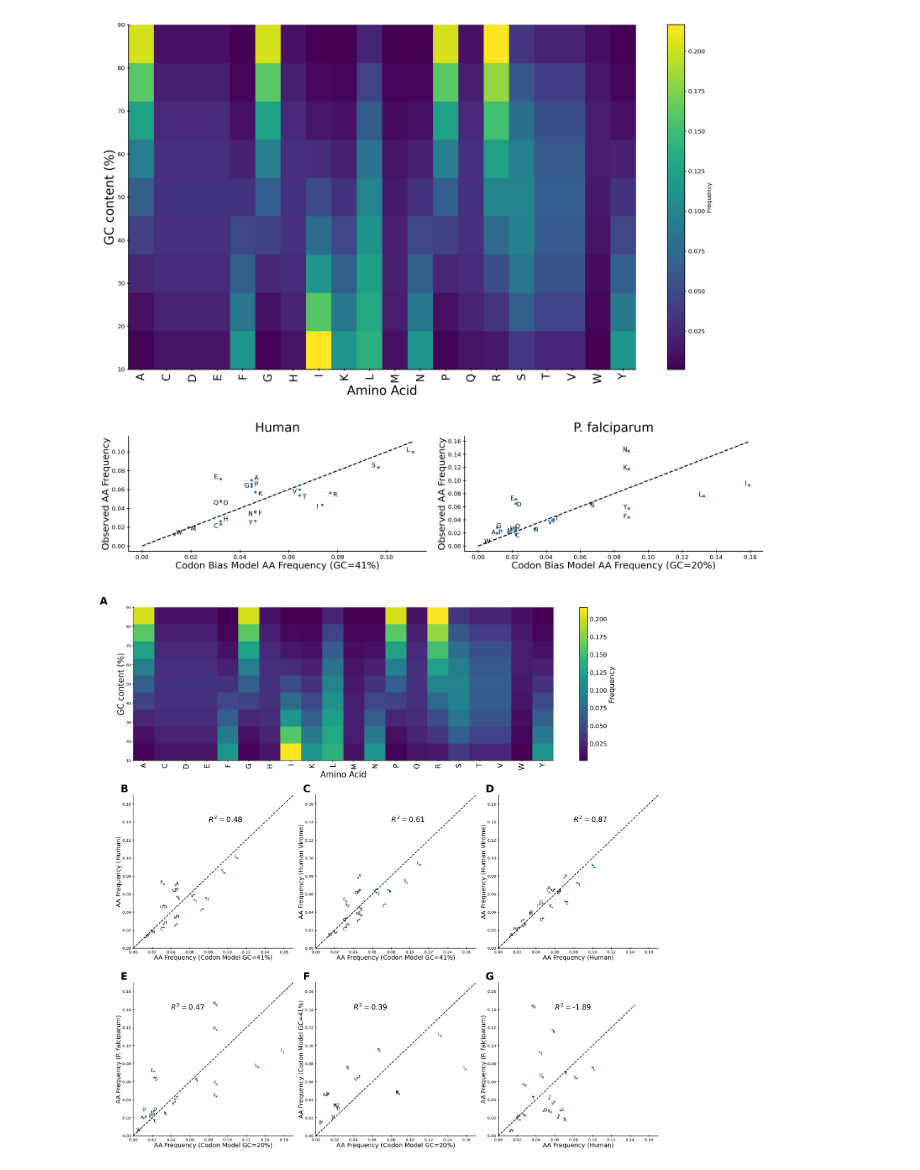
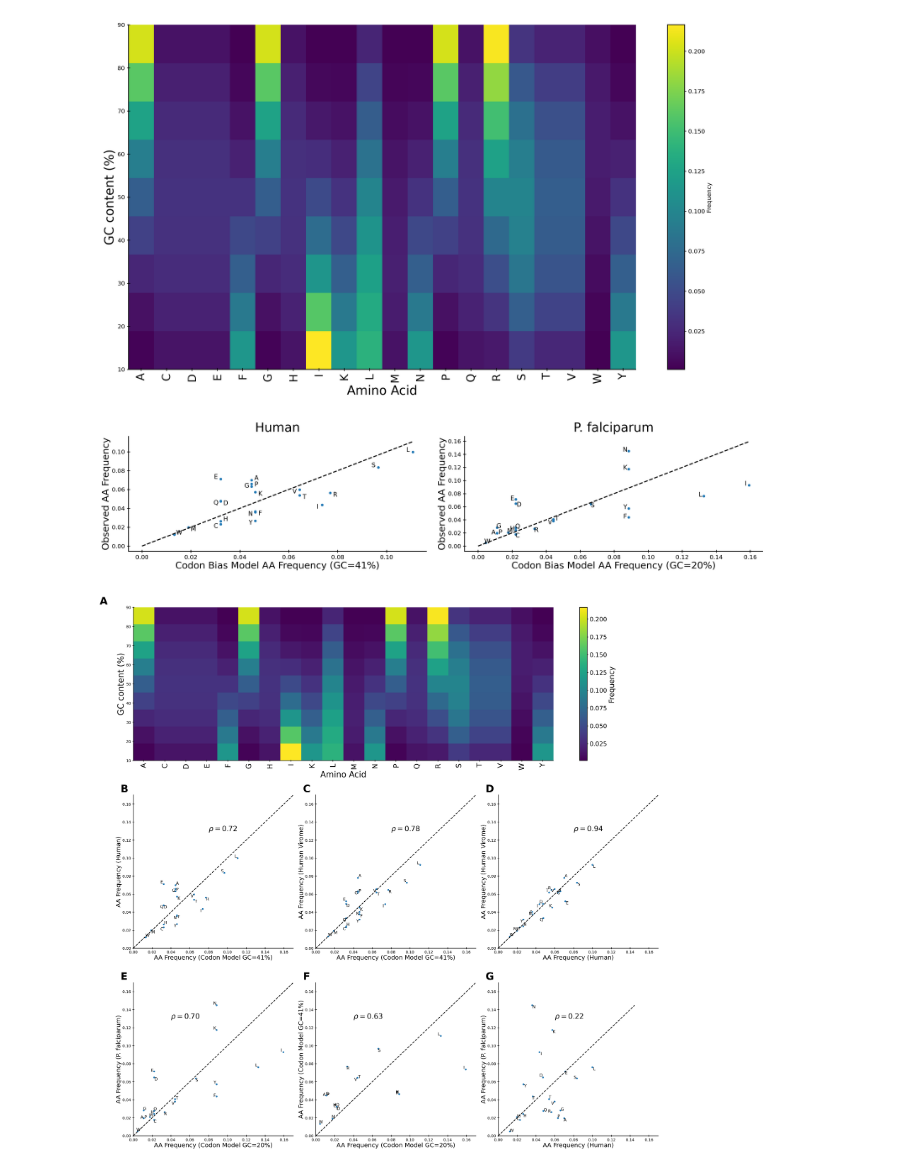
Before and after one commit to jonlevi/self_not_self, a Jupyter notebook: notebooks/figure_s1_s6.ipynb, the cells around one changed output. Saved outputs shown, nothing was run; the diff lists cells and outputs as text; code cells hidden in the pictures.

```diff
--- a/notebooks/figure_s1_s6.ipynb
+++ b/notebooks/figure_s1_s6.ipynb
@@ -410,11 +411,15 @@ ax_human = fig.add_subplot(gs[1, 0])
 x = [human_null[aa] for aa in all_aas]
 y = freqs['UP000005640Human.fasta.gz']
 r2 = r2_score(x,y)
-ax_human.text(.08,.14,"$R^2=$" + f"{r2:.2f}",fontsize=14)
+pr = pearsonr(x,y).statistic
+# ax_human.text(.08,.14,"$R^2=$" + f"{r2:.2f}",fontsize=14)
+ax_human.text(.08,.13,"$\\rho=$" + f"{pr:.2f}",fontsize=14)
+
 for i, aa in enumerate(all_aas):
     dx = 0.002 if i % 2 == 0 else -0.002
     dy = 0.002 if i % 3 == 0 else -0.002
     ax_human.text(x[i] + dx, y[i] + dy, aa, fontsize=8, ha="center", va="center")
+
 ax_human.scatter(x, y)
 ax_human.plot([0, 0.17], [0, 0.17], 'k--')  # y=x line
 ax_human.set_xlabel("AA Frequency (Codon Model GC=41%)",fontsize=12)
@@ -424,7 +429,9 @@ ax_virus = fig.add_subplot(gs[1, 1])
 x = [human_null[aa] for aa in all_aas]
 y = freqs['human-viruses-uniref90-filtered.fasta']
 r2 = r2_score(x,y)
-ax_virus.text(.08,.14,"$R^2=$" + f"{r2:.2f}",fontsize=14)
+pr = pearsonr(x,y).statistic
+# ax_virus.text(.08,.14,"$R^2=$" + f"{r2:.2f}",fontsize=14)
+ax_virus.text(.08,.13,"$\\rho=$" + f"{pr:.2f}",fontsize=14)
 for i, aa in enumerate(all_aas):
     dx = 0.002 if i % 2 == 0 else -0.002
     dy = 0.002 if i % 3 == 0 else -0.002
@@ -438,7 +445,9 @@ ax_human_virus = fig.add_subplot(gs[1, 2])
 y = freqs['human-viruses-uniref90-filtered.fasta']
 x = freqs['UP000005640Human.fasta.gz']
 r2 = r2_score(x,y)
-ax_human_virus.text(.08,.14,"$R^2=$" + f"{r2:.2f}",fontsize=14)
+pr = pearsonr(x,y).statistic
+# ax_human_virus.text(.08,.14,"$R^2=$" + f"{r2:.2f}",fontsize=14)
+ax_human_virus.text(.08,.13,"$\\rho=$" + f"{pr:.2f}",fontsize=14)
 for i, aa in enumerate(all_aas):
     dy = 0.002 if i % 2 == 0 else -0.002
     dx = 0.002 if i % 3 == 0 else -0.002
@@ -455,7 +464,9 @@ y = freqs['UP000001450Malaria.fasta.gz']
 ax_malaria.scatter(x, y)
 ax_malaria.plot([0, 0.17], [0, 0.17], 'k--')
 r2 = r2_score(x,y)
-ax_malaria.text(.04,.14,"$R^2=$" + f"{r2:.2f}",fontsize=14)
+pr = pearsonr(x,y).statistic
+# ax_malaria.text(.04,.14,"$R^2=$" + f"{r2:.2f}",fontsize=14)
+ax_malaria.text(.04,.13,"$\\rho=$" + f"{pr:.2f}",fontsize=14)
 for i, aa in enumerate(all_aas):
     dx, dy = manual_offset_malaria[aa]
     ax_malaria.text(x[i]+dx, y[i]+dy, aa, fontsize=8, ha="center", va="center")
@@ -468,38 +479,42 @@ x = [malaria_null[aa] for aa in all_aas]
 ax_models.scatter(x, y)
 ax_models.plot([0, 0.17], [0, 0.17], 'k--')
 r2 = r2_score(x,y)
-ax_models.text(.04,.14,"$R^2=$" + f"{r2:.2f}",fontsize=14)
+pr = pearsonr(x,y).statistic
+# ax_models.text(.04,.14,"$R^2=$" + f"{r2:.2f}",fontsize=14)
+ax_models.text(.04,.13,"$\\rho=$" + f"{pr:.2f}",fontsize=14)
 for i, aa in enumerate(all_aas):
     dx, dy = manual_offset_malaria[aa]
     ax_models.text(x[i]+dx, y[i]+dy, aa, fontsize=8, ha="center", va="center")
 ax_models.set_xlabel("AA Frequency (Codon Model GC=20%)",fontsize=12)
 ax_models.set_ylabel("AA Frequency (Codon Model GC=41%)",fontsize=12)
 
 
 ax_malaria_human = fig.add_subplot(gs[2, 2])
 x = freqs['UP000005640Human.fasta.gz']
 y = freqs['UP000001450Malaria.fasta.gz']
 ax_malaria_human.scatter(x, y)
 ax_malaria_human.plot([0, max(x+y)], [0, max(x+y)], 'k--')
 r2 = r2_score(x,y)
-ax_malaria_human.text(.06,.14,"$R^2=$" + f"{r2:.2f}",fontsize=14)
+pr = pearsonr(x,y).statistic
+# ax_malaria_human.text(.06,.14,"$R^2=$" + f"{r2:.2f}",fontsize=14)
+ax_malaria_human.text(.06,.13,"$\\rho=$" + f"{pr:.2f}",fontsize=14)
 for i, aa in enumerate(all_aas):
     dy, dx = manual_offset_malaria[aa]
     ax_malaria_human.text(x[i]+dx, y[i]+dy, aa, fontsize=8, ha="center", va="center")
 ax_malaria_human.set_xlabel("AA Frequency (Human)",fontsize=12)
 ax_malaria_human.set_ylabel("AA Frequency (P. falciparum)",fontsize=12)
 
 for ax in [ax_human,ax_human_virus,ax_virus, ax_malaria,ax_malaria_human,ax_models]:
     ax.set_xlim([0,0.17])
     ax.set_ylim([0,0.17])
 
 fig.tight_layout(h_pad=3.5)
 
 label_axes([
     ax_heatmap, ax_human,ax_virus,ax_human_virus,
     ax_malaria,ax_models,ax_malaria_human], labelstyle='%s',
            xy=(-0.08, 1.07),fontsize=20)
 
 fig.savefig('bias_model.png')
 # %% [output]
-[figure, old version]
+[figure, new version]
```
Also changed, not shown: parts of 1 cell of this notebook, 2 other files.
